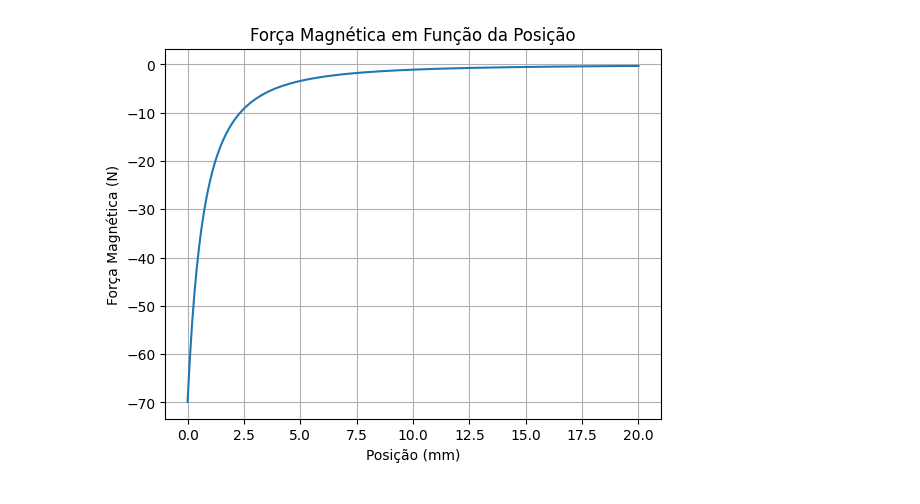
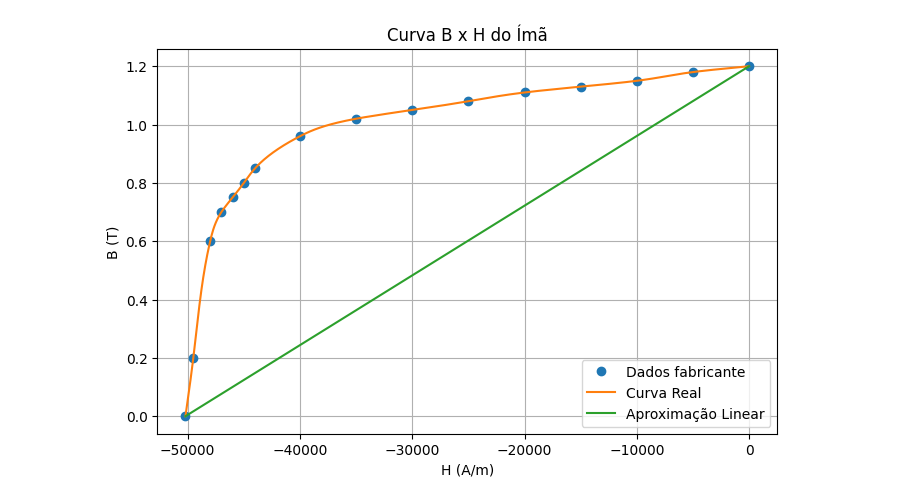
Before and after one commit to gabrielaandrade2/Projeto_Conversao, a Jupyter notebook: exercicio3/exercicio3.ipynb, the cells around one changed output. Cells and saved outputs as stored; diff of their text form; code cells hidden in the pictures.

```diff
--- a/exercicio3/exercicio3.ipynb
+++ b/exercicio3/exercicio3.ipynb
@@ -61,31 +32,25 @@ plt.show()
-# %%
-# Vetor de posições (0 a 20 mm em metros)
-x = np.linspace(0, 0.02, num_pontos)
-
-# Entreferro variável
-g = g0 + x
-
-# Denominador da expressão de Hm
-termo = m + (U0 * d/g)
-
-# Campo magnético no ímã
-Hm = -Br / termo
-
-# Densidade de fluxo magnético no entreferro (igual ao do ímã)
-B = m*Hm + Br
-
-# Força magnética no entreferro
-F = -((B**2)*A) / (2*U0)
-
-# Conversão da posição para milímetros (apenas para o gráfico)
-x_mm = 1000 * x
-
-# Gráfico da força magnética em função da posição
-plt.plot(x_mm, F)
-plt.xlabel("Posição (mm)")
-plt.ylabel("Força Magnética (N)")
-plt.title("Força Magnética em Função da Posição")
-plt.grid(True)
-plt.show()
-# %% [output]
-[figure, removed]
+# %%
+# Interpolação real
+f_real = CubicSpline(B_dados, H_dados, bc_type='natural')
+
+# Aproximação linear (reta entre extremos)
+B_linear = np.array([0.0, 1.2])
+H_linear = np.array([-50200.0, 0.0])
+f_linear = CubicSpline(B_linear, H_linear, bc_type='natural')
+# %%
+B_plot = np.linspace(np.min(B_dados), np.max(B_dados), num_pontos)
+H_real_plot = f_real(B_plot)
+H_linear_plot = f_linear(B_plot)
+
+plt.figure(figsize=(8,5))
+plt.plot(H_dados, B_dados, 'o', label="Dados fabricante")
+plt.plot(H_real_plot, B_plot, label="Curva Real")
+plt.plot(H_linear_plot, B_plot, label="Aproximação Linear")
+plt.xlabel("H (A/m)")
+plt.ylabel("B (T)")
+plt.title("Curva B x H do Ímã")
+plt.legend()
+plt.grid(True)
+plt.show()
+# %% [output]
+[figure, added]
```
Also changed, not shown: parts of 8 cells of this notebook.
